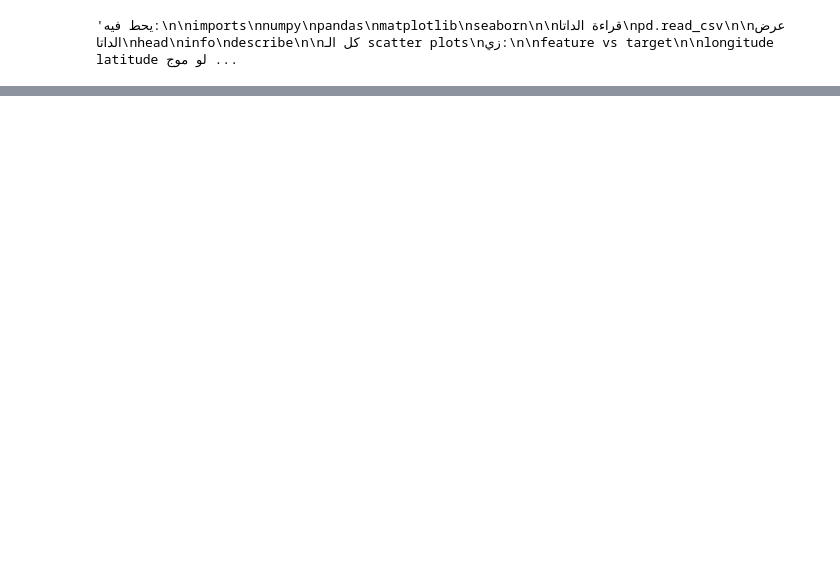
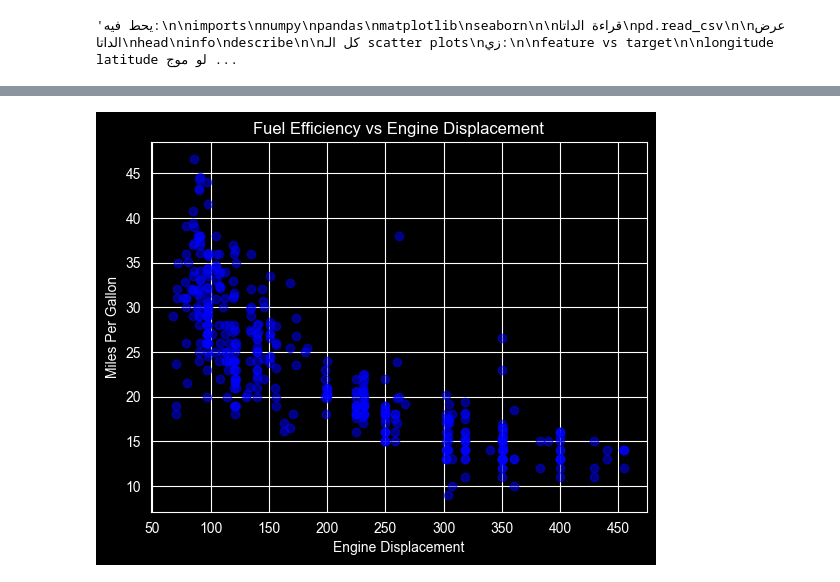
Before and after one commit to Abd0111111/AI-and-Machine_Learning_Diploma, a Jupyter notebook: Car_Mileage_Prediction_Project/notebooks/data_exploration.ipynb, the cells around one changed output, grey strips where cells are left out. Cells and saved outputs as stored; diff of their text form; code cells hidden in the pictures; blank space fills up the shorter version.

```diff
--- a/Car_Mileage_Prediction_Project/notebooks/data_exploration.ipynb
+++ b/Car_Mileage_Prediction_Project/notebooks/data_exploration.ipynb
@@ -40,0 +78,11 @@ LinearRegression
+# %%
+plt.scatter(df['displacement'],df['mpg'] , color = 'blue' , alpha = 0.5)
+
+
+plt.xlabel("Engine Displacement")
+plt.ylabel("Miles Per Gallon")
+
+plt.title("Fuel Efficiency vs Engine Displacement")
+plt.show()
+# %% [output]
+[figure, added]
```
Also changed, not shown: parts of 10 cells of this notebook, 4 other files.
